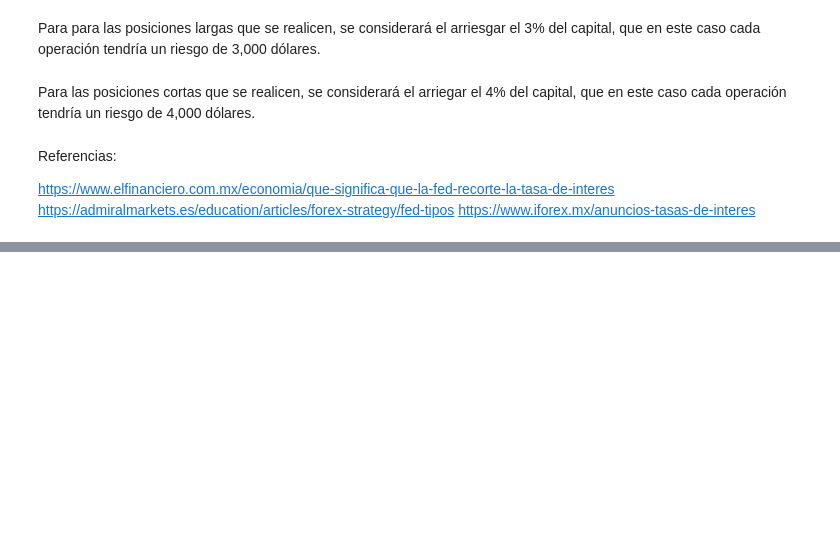
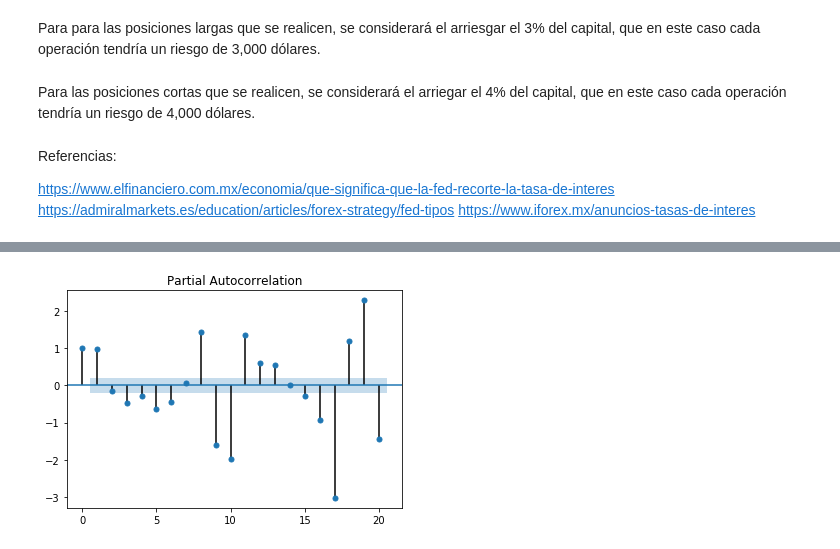
Before and after one commit to ferpinedot/ProyectoFinal_MST, a Jupyter notebook: Proyecto_equipo5.ipynb, the cells around one changed output, grey strips where cells are left out. Cells and saved outputs as stored; diff of their text form; code cells hidden in the pictures; blank space fills up the shorter version.

```diff
--- a/Proyecto_equipo5.ipynb
+++ b/Proyecto_equipo5.ipynb
@@ -232,0 +333,4 @@ https://www.iforex.mx/anuncios-tasas-de-interes
+# %%
+vn.v_facp(datos)
+# %% [output]
+[figure, added]
```
Also changed, not shown: parts of 18 cells of this notebook.
